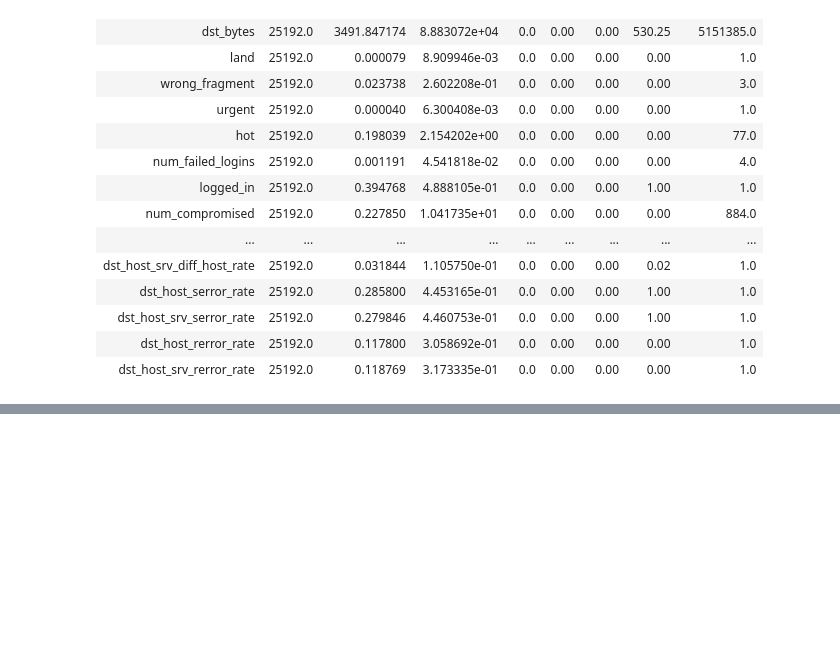
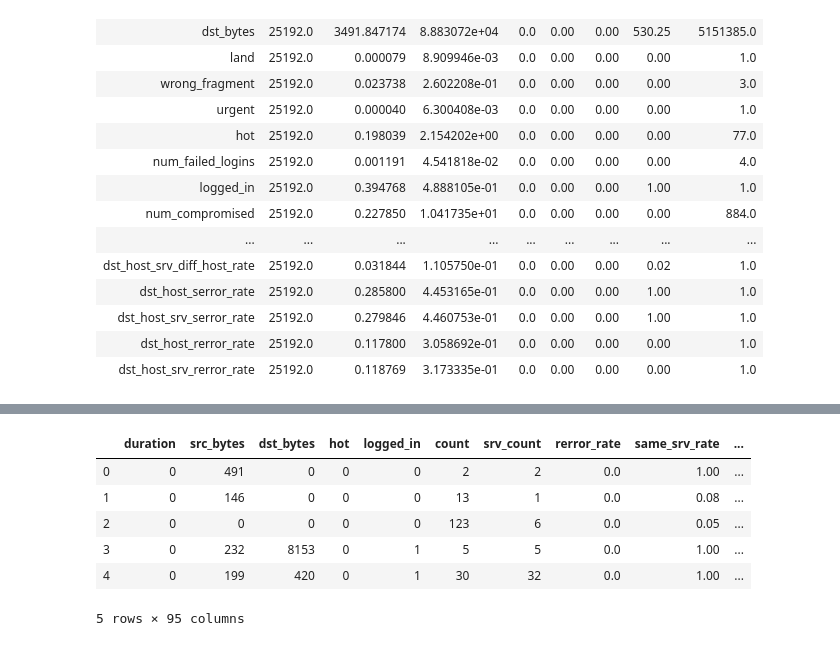
Before and after one commit to QuantumKane/network_intrusion_detection, a Jupyter notebook: exploration.ipynb, the cells around one changed output, grey strips where cells are left out. Saved outputs shown, nothing was run; the diff lists cells and outputs as text; code cells hidden in the pictures; blank space fills up the shorter version.

```diff
--- a/exploration.ipynb
+++ b/exploration.ipynb
@@ -89,0 +148,12 @@ sns.heatmap(train.corr(),cmap="Blues")
+# %%
+df_train = pd.get_dummies(train,columns = ["protocol_type", "flag", "service", "class"], drop_first=True)
+
+df_train.head()
+# %% [output]
+|  | duration | src_bytes | dst_bytes | hot | logged_in | count | srv_count | rerror_rate | same_srv_rate | ... |
+| 0 | 0 | 491 | 0 | 0 | 0 | 2 | 2 | 0.0 | 1.00 | ... |
+| 1 | 0 | 146 | 0 | 0 | 0 | 13 | 1 | 0.0 | 0.08 | ... |
+| 2 | 0 | 0 | 0 | 0 | 0 | 123 | 6 | 0.0 | 0.05 | ... |
+| 3 | 0 | 232 | 8153 | 0 | 1 | 5 | 5 | 0.0 | 1.00 | ... |
+| 4 | 0 | 199 | 420 | 0 | 1 | 30 | 32 | 0.0 | 1.00 | ... |
+5 rows × 95 columns
```
Also changed, not shown: parts of 8 cells of this notebook.
